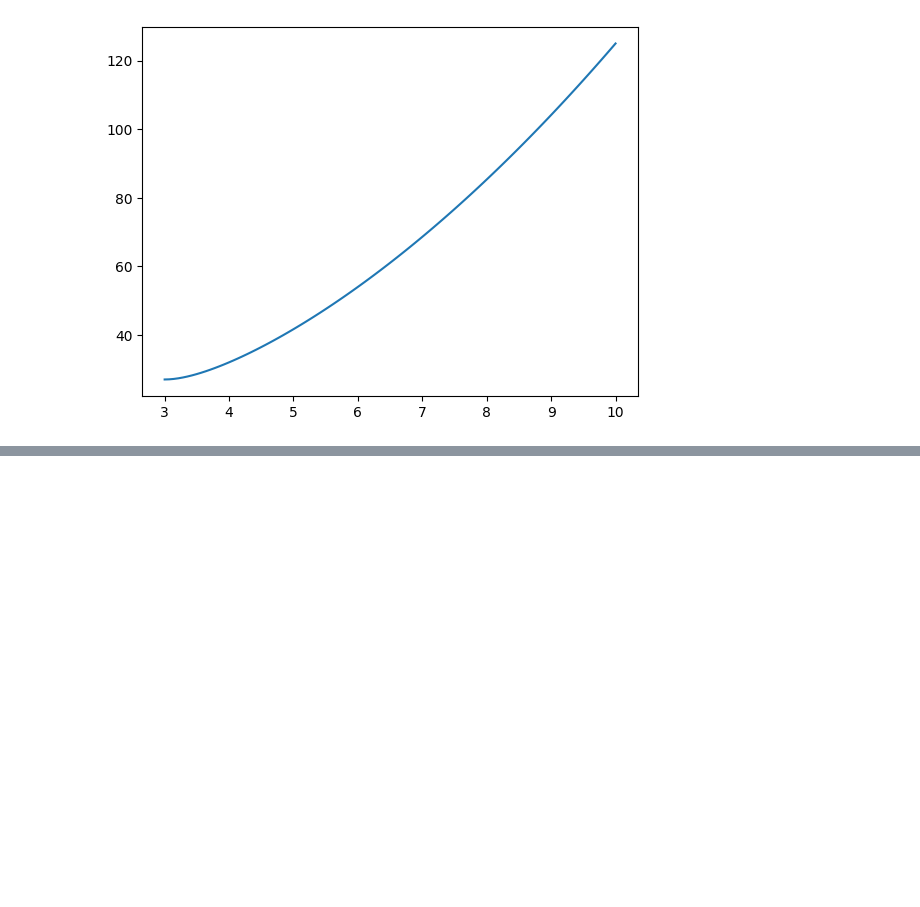
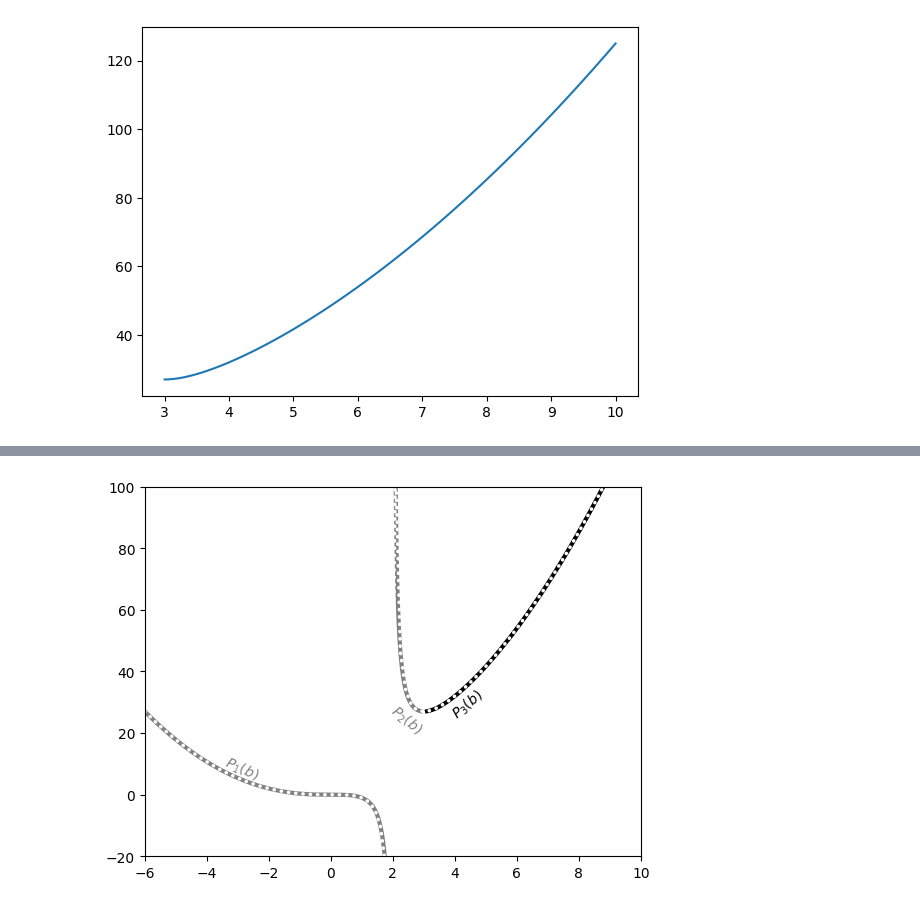
Before and after one commit to jessecrans/bh-raytracer, a Jupyter notebook: luminet-paper.ipynb, the cells around one changed output, grey strips where cells are left out. Cells and saved outputs as stored; diff of their text form; code cells hidden in the pictures; blank space fills up the shorter version.

```diff
--- a/luminet-paper.ipynb
+++ b/luminet-paper.ipynb
@@ -64,0 +83,30 @@ plt.show()
+# %%
+def P1(b,M):
+    return -b/(27*M*b + np.emath.sqrt(2916*M**2*b**2 - 108*b**3)/2)**(1/3) - (27*M*b + np.emath.sqrt(2916*M**2*b**2 - 108*b**3)/2)**(1/3)/3
+
+def P2(b,M):
+    vals = -b/((-1/2 - np.emath.sqrt(3)*1j/2)*(27*M*b + np.emath.sqrt(2916*M**2*b**2 - 108*b**3)/2)**(1/3)) - (-1/2 - np.emath.sqrt(3)*1j/2)*(27*M*b + np.emath.sqrt(2916*M**2*b**2 - 108*b**3)/2)**(1/3)/3
+    return [np.nan if not np.allclose(np.imag(val),0) else np.real(val) for val in vals ]
+
+def P3(b,M):
+    vals = -b/((-1/2 + np.emath.sqrt(3)*1j/2)*(27*M*b + np.emath.sqrt(2916*M**2*b**2 - 108*b**3)/2)**(1/3)) - (-1/2 + np.emath.sqrt(3)*1j/2)*(27*M*b + np.emath.sqrt(2916*M**2*b**2 - 108*b**3)/2)**(1/3)/3
+    return [np.nan if not np.allclose(np.imag(val),0) else np.real(val) for val in vals ]
+# %%
+b = np.linspace(-20, 100, 1000)
+
+plt.plot(P1(b, 1), b, c='gray',linewidth=3)
+plt.plot(P2(b, 1), b, c='gray',linewidth=3)
+plt.plot(P3(b, 1), b, c='k',linewidth=3)
+
+plt.text(-3.5,5,r'$P_1(b)$',rotation=-25, color='gray')
+plt.text(1.8,20,r'$P_2(b)$',rotation=-40, color='gray')
+plt.text(3.8,25,r'$P_3(b)$',rotation= 40)
+
+P = np.linspace(-6*M, 10*M, 100)
+plt.plot(P,get_impact_parameter(P),linestyle = (0,(0.1,2)),c='white',linewidth=2.5,dash_capstyle = 'round')
+
+plt.ylim(-20, 100)
+plt.xlim(-6,10)
+plt.show()
+# %% [output]
+[figure, added]
```
Also changed, not shown: parts of 4 cells of this notebook.
